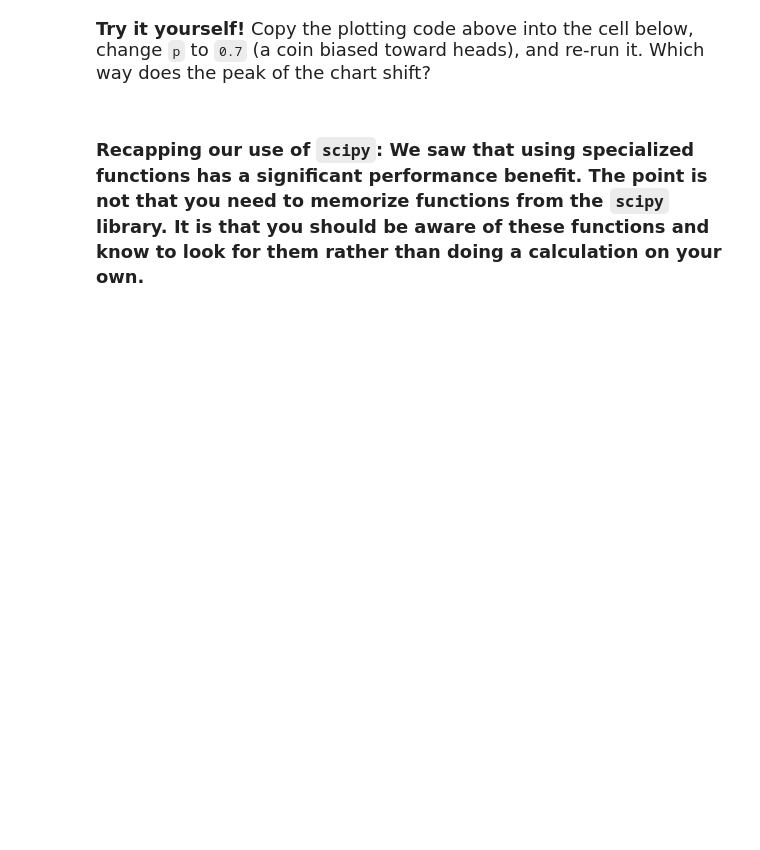
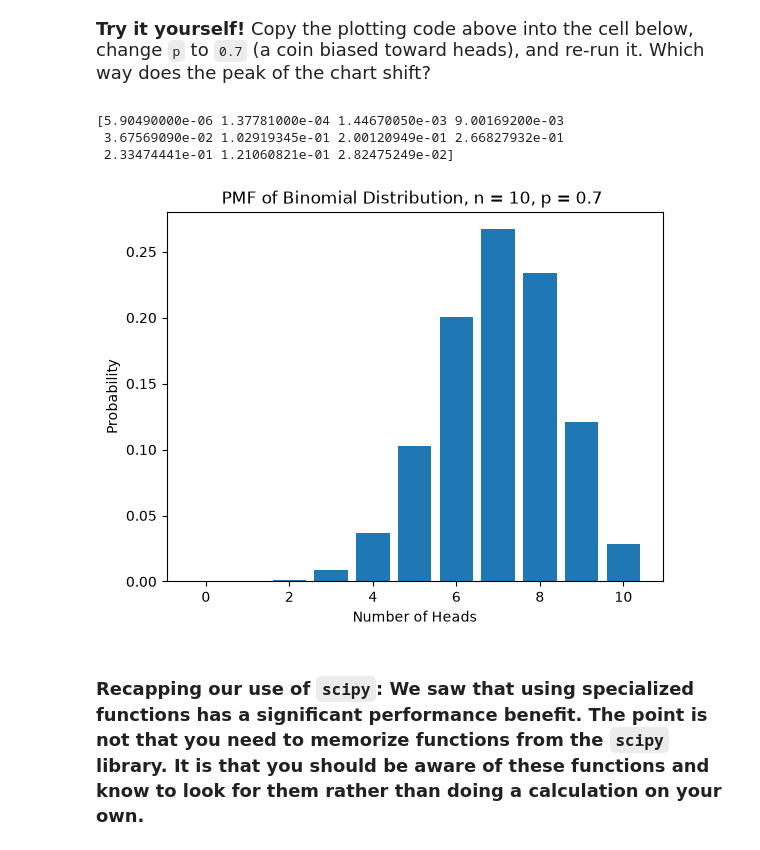
Before and after one commit to maanavg8/datasci185fall2026, a Jupyter notebook: Lecture_05_Libraries_and_Specialized_Functions/Lecture5.ipynb, the cells around one changed output. Cells and saved outputs as stored; diff of their text form; code cells hidden in the pictures; blank space fills up the shorter version.

```diff
--- a/Lecture_05_Libraries_and_Specialized_Functions/Lecture5.ipynb
+++ b/Lecture_05_Libraries_and_Specialized_Functions/Lecture5.ipynb
@@ -327,3 +324,28 @@ plt.show()
+# %%
+# Write your own code here:
+# Graph the binomial distribution for a biased coin with p = 0.7.
+
+import matplotlib.pyplot as plt
+
+n = 10 # number of flips
+p = 0.7 # biased coin
+
+possible_heads = [0, 1, 2, 3, 4, 5, 6, 7, 8, 9, 10]
+
+pmf_vals = stats.binom.pmf(possible_heads, n, p)
+
+print(pmf_vals)
+
+plt.bar(possible_heads, pmf_vals)
+plt.title(f"PMF of Binomial Distribution, n = {n}, p = {p} ")
+plt.xlabel("Number of Heads")
+plt.ylabel("Probability")
+plt.show()
+# %% [output]
+[5.90490000e-06 1.37781000e-04 1.44670050e-03 9.00169200e-03
+ 3.67569090e-02 1.02919345e-01 2.00120949e-01 2.66827932e-01
+ 2.33474441e-01 1.21060821e-01 2.82475249e-02]
+[figure, added]
 # %% [markdown]
 ### Recapping our use of `scipy`: We saw that using specialized functions has a significant performance benefit. The point is not that you need to memorize functions from the `scipy` library. It is that you should be aware of these functions and know to look for them rather than doing a calculation on your own.
 # %% [markdown]
```
Also changed, not shown: parts of 11 cells of this notebook.
